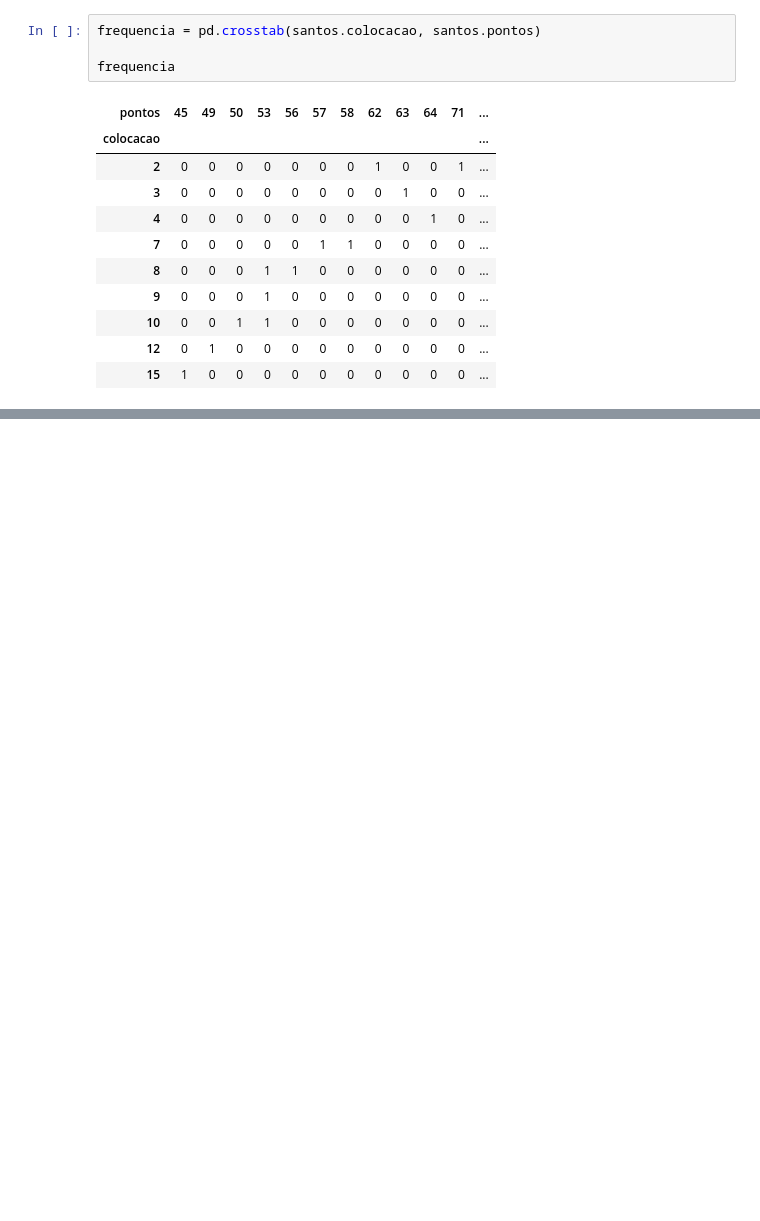
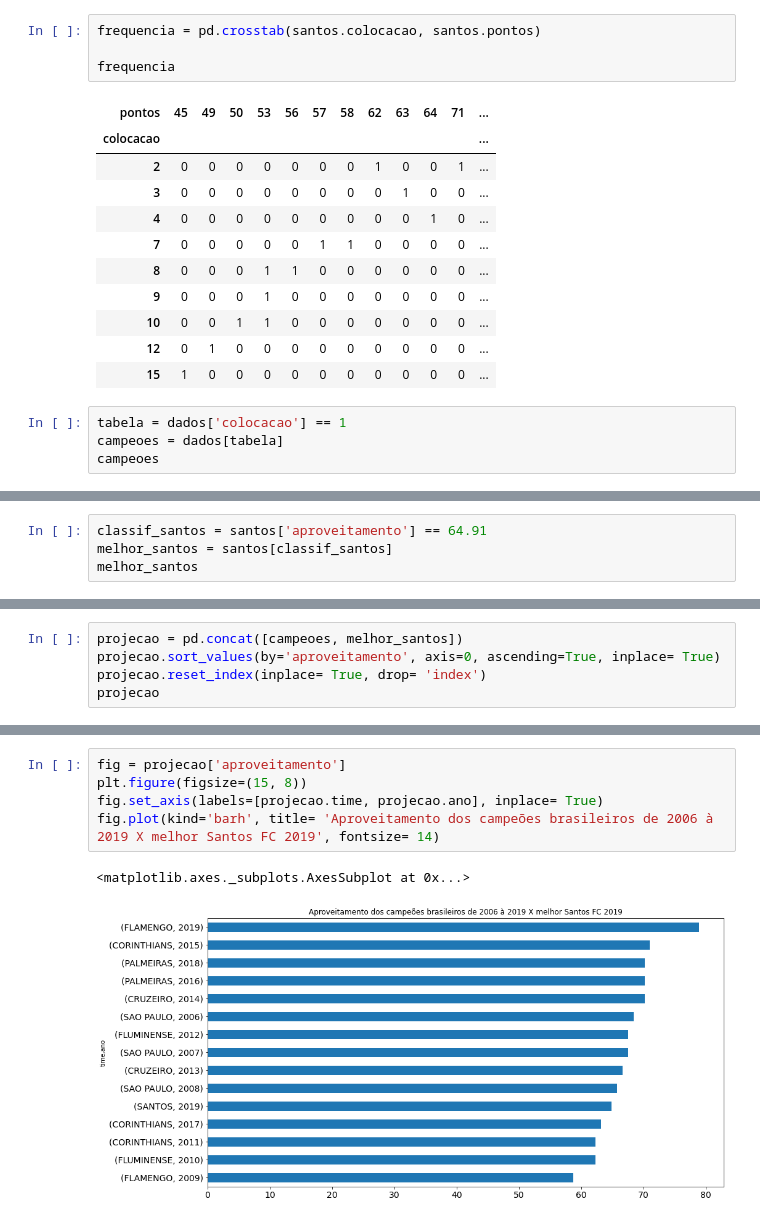
Before and after one commit to yoshinaga2904/Data-Science, a Jupyter notebook: Campeonato_Brasileiro_de_Futebol.ipynb, the cells around one changed output, grey strips where cells are left out. Drawn from its saved outputs; the diff is of its cells as text; blank space fills up the shorter version.

```diff
--- a/Campeonato_Brasileiro_de_Futebol.ipynb
+++ b/Campeonato_Brasileiro_de_Futebol.ipynb
@@ -169,3 +172,7 @@ frequencia
 | 10 | 0 | 0 | 1 | 1 | 0 | 0 | 0 | 0 | 0 | 0 | 0 | ... |
 | 12 | 0 | 1 | 0 | 0 | 0 | 0 | 0 | 0 | 0 | 0 | 0 | ... |
 | 15 | 1 | 0 | 0 | 0 | 0 | 0 | 0 | 0 | 0 | 0 | 0 | ... |
+# %%
+tabela = dados['colocacao'] == 1
+campeoes = dados[tabela]
+campeoes
@@ -171,0 +200,4 @@ frequencia
+# %%
+classif_santos = santos['aproveitamento'] == 64.91
+melhor_santos = santos[classif_santos]
+melhor_santos
@@ -171,0 +207,5 @@ frequencia
+# %%
+projecao = pd.concat([campeoes, melhor_santos])
+projecao.sort_values(by='aproveitamento', axis=0, ascending=True, inplace= True)
+projecao.reset_index(inplace= True, drop= 'index')
+projecao
@@ -171,0 +229,8 @@ frequencia
+# %%
+fig = projecao['aproveitamento']
+plt.figure(figsize=(15, 8))
+fig.set_axis(labels=[projecao.time, projecao.ano], inplace= True)
+fig.plot(kind='barh', title= 'Aproveitamento dos campeões brasileiros de 2006 à 2019 X melhor Santos FC 2019', fontsize= 14)
+# %% [output]
+<matplotlib.axes._subplots.AxesSubplot at 0x...>
+[figure, added]
```
Also changed, not shown: parts of 6 cells of this notebook.
